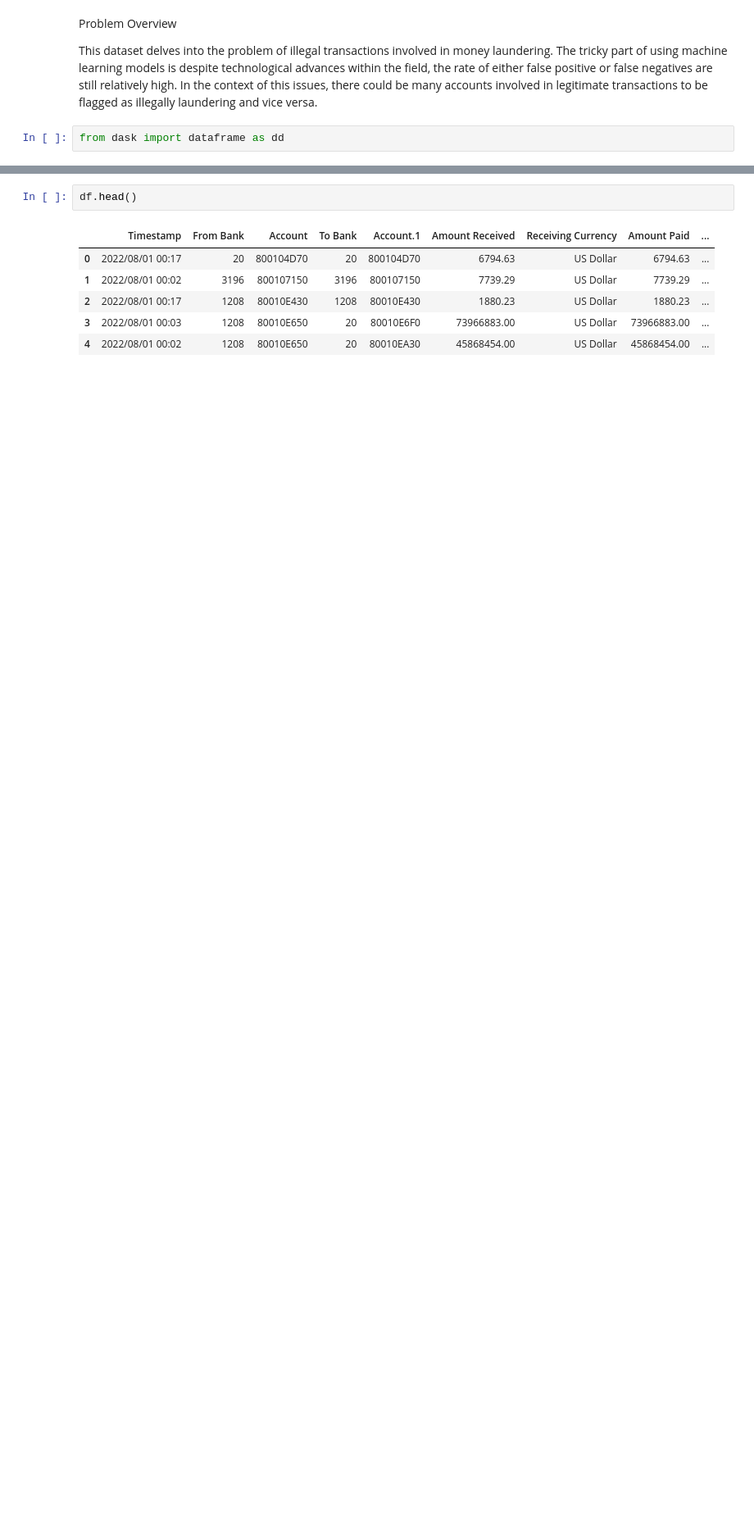
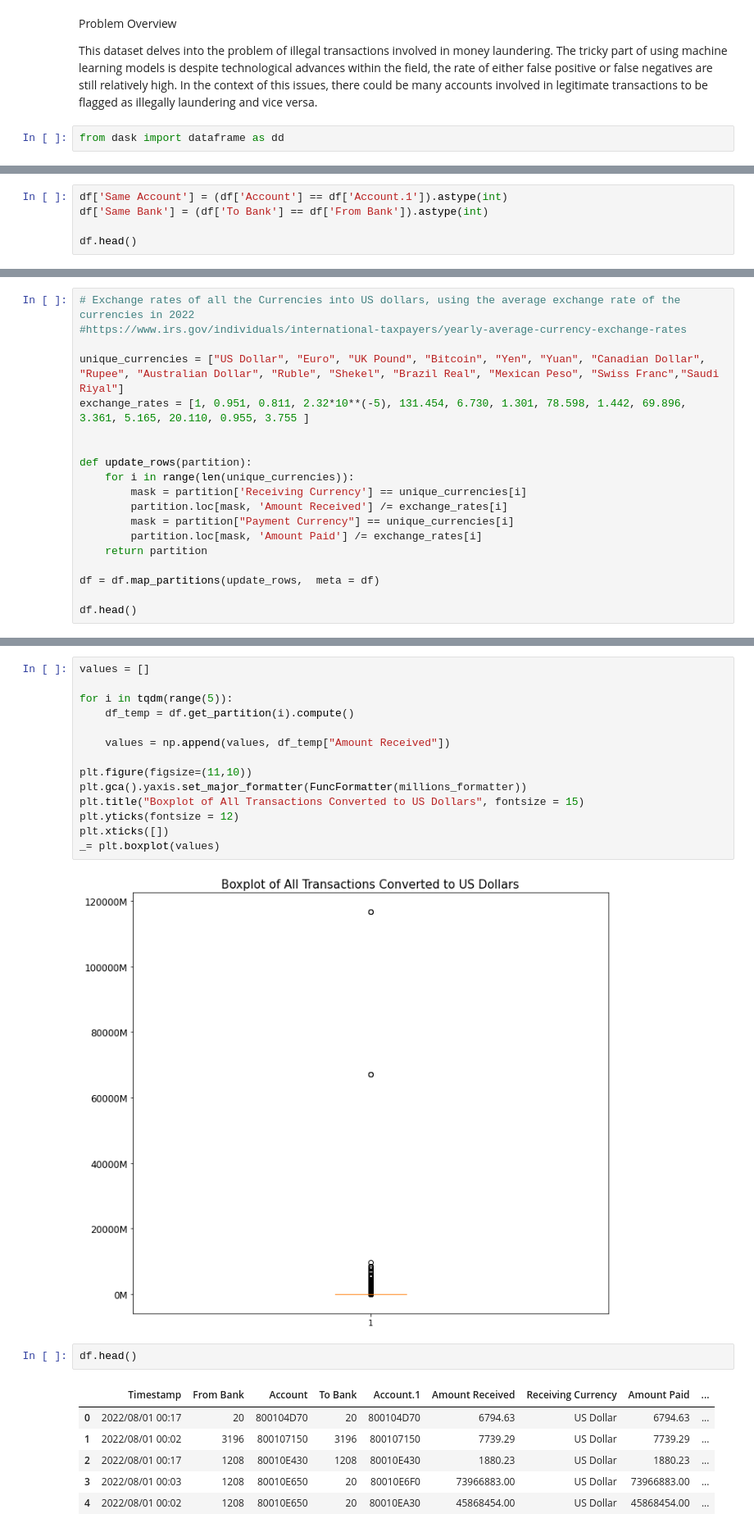
Before and after one commit to foxyglue/DSCO_pre, a Jupyter notebook: Prelim__.ipynb, the cells around one changed output, grey strips where cells are left out. Shown: that part at 82% size. Saved outputs shown, nothing was run; the diff lists cells and outputs as text; blank space fills up the shorter version.

```diff
--- a/Prelim__.ipynb
+++ b/Prelim__.ipynb
@@ -16,0 +223,5 @@ df = dd.read_csv('HI-Large_Trans.csv')
+# %%
+df['Same Account'] = (df['Account'] == df['Account.1']).astype(int)
+df['Same Bank'] = (df['To Bank'] == df['From Bank']).astype(int)
+
+df.head()
@@ -16,0 +235,19 @@ df = dd.read_csv('HI-Large_Trans.csv')
+# %%
+# Exchange rates of all the Currencies into US dollars, using the average exchange rate of the currencies in 2022
+#https://www.irs.gov/individuals/international-taxpayers/yearly-average-currency-exchange-rates
+
+unique_currencies = ["US Dollar", "Euro", "UK Pound", "Bitcoin", "Yen", "Yuan", "Canadian Dollar", "Rupee", "Australian Dollar", "Ruble", "Shekel", "Brazil Real", "Mexican Peso", "Swiss Franc","Saudi Riyal"]
+exchange_rates = [1, 0.951, 0.811, 2.32*10**(-5), 131.454, 6.730, 1.301, 78.598, 1.442, 69.896, 3.361, 5.165, 20.110, 0.955, 3.755 ]
+
+
+def update_rows(partition):
+    for i in range(len(unique_currencies)):
+        mask = partition['Receiving Currency'] == unique_currencies[i]
+        partition.loc[mask, 'Amount Received'] /= exchange_rates[i]
+        mask = partition["Payment Currency"] == unique_currencies[i]
+        partition.loc[mask, 'Amount Paid'] /= exchange_rates[i]
+    return partition
+
+df = df.map_partitions(update_rows,  meta = df)
+
+df.head()
@@ -17,3 +270,19 @@ df = dd.read_csv('HI-Large_Trans.csv')
+# %%
+values = []
+
+for i in tqdm(range(5)):
+    df_temp = df.get_partition(i).compute()
+
+    values = np.append(values, df_temp["Amount Received"])
+
+plt.figure(figsize=(11,10))
+plt.gca().yaxis.set_major_formatter(FuncFormatter(millions_formatter))
+plt.title("Boxplot of All Transactions Converted to US Dollars", fontsize = 15)
+plt.yticks(fontsize = 12)
+plt.xticks([])
+_= plt.boxplot(values)
+# %% [output]
+[figure, added]
 # %%
 df.head()
 # %% [output]
```
Also changed, not shown: parts of 47 cells of this notebook, 1 other file.
